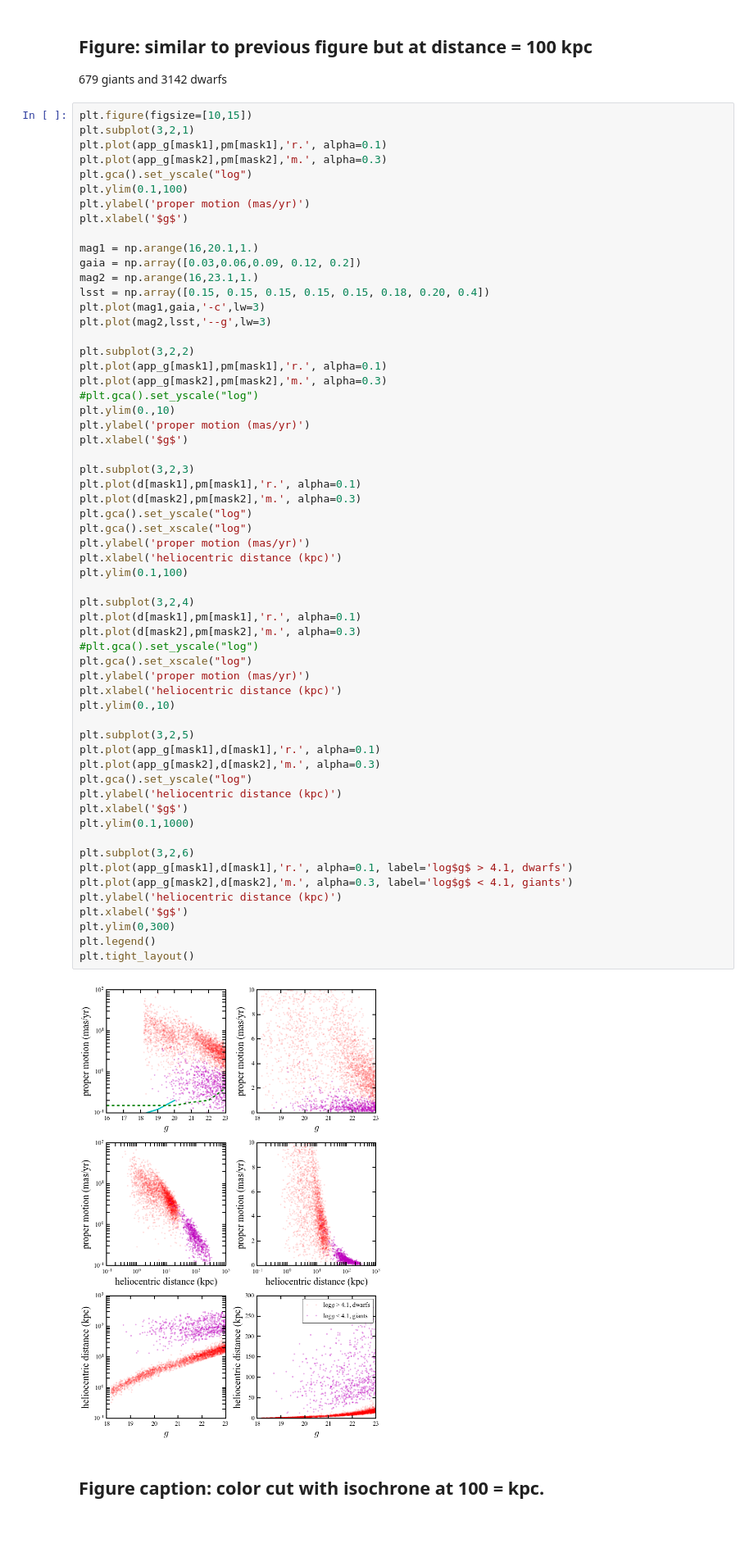
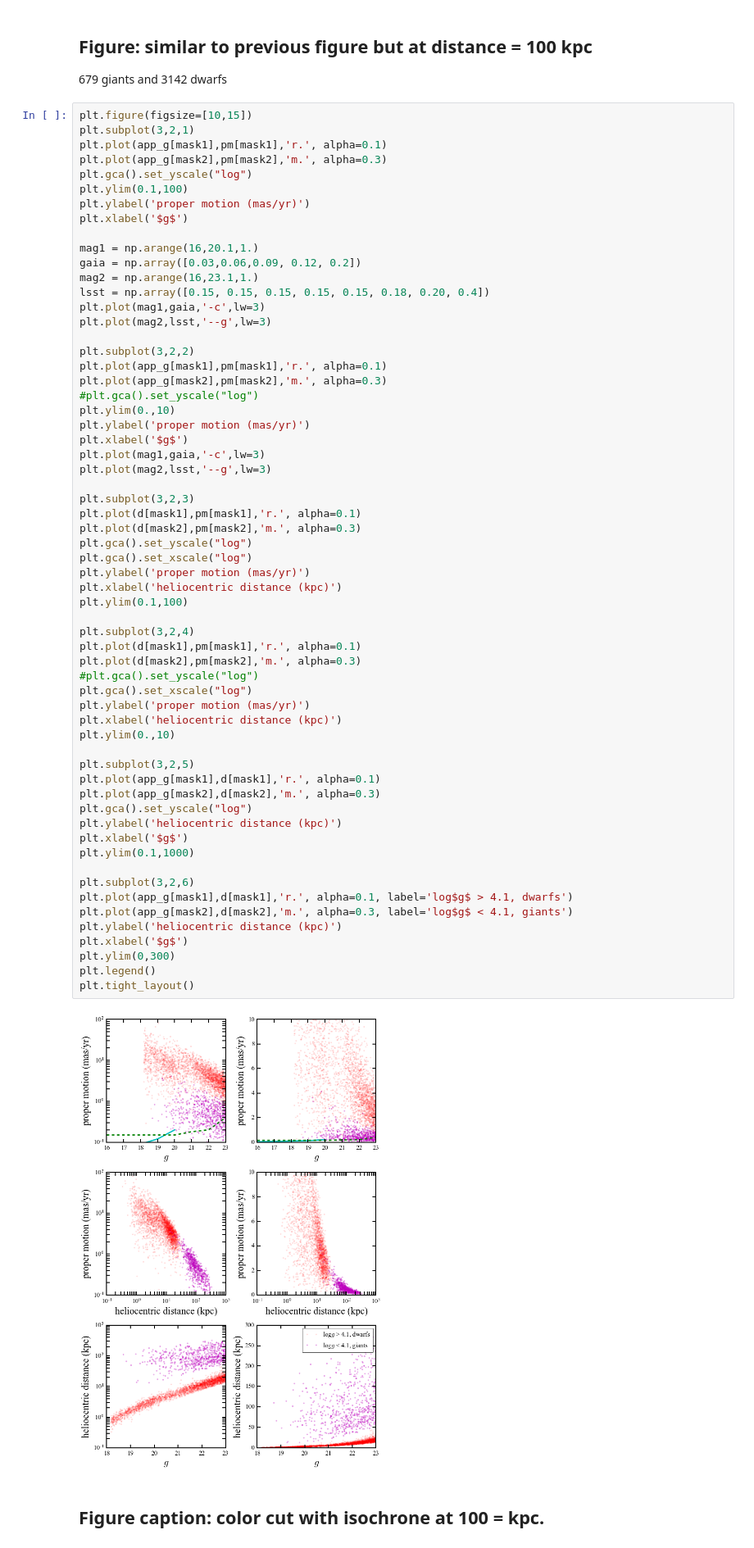
Before and after one commit to sazabi4/test, a Jupyter notebook: Foreground_star_estimation_galaxia.ipynb, the cells around one changed output. Shown at 82% size. Drawn from its saved outputs; the diff is of its cells as text.

```diff
--- a/Foreground_star_estimation_galaxia.ipynb
+++ b/Foreground_star_estimation_galaxia.ipynb
@@ -630,6 +630,8 @@ plt.plot(app_g[mask2],pm[mask2],'m.', alpha=0.3)
 plt.ylim(0.,10)
 plt.ylabel('proper motion (mas/yr)')
 plt.xlabel('$g$')
+plt.plot(mag1,gaia,'-c',lw=3)
+plt.plot(mag2,lsst,'--g',lw=3)
 
 plt.subplot(3,2,3)
 plt.plot(d[mask1],pm[mask1],'r.', alpha=0.1)
@@ -639,34 +641,34 @@ plt.gca().set_xscale("log")
 plt.ylabel('proper motion (mas/yr)')
 plt.xlabel('heliocentric distance (kpc)')
 plt.ylim(0.1,100)
 
 plt.subplot(3,2,4)
 plt.plot(d[mask1],pm[mask1],'r.', alpha=0.1)
 plt.plot(d[mask2],pm[mask2],'m.', alpha=0.3)
 #plt.gca().set_yscale("log")
 plt.gca().set_xscale("log")
 plt.ylabel('proper motion (mas/yr)')
 plt.xlabel('heliocentric distance (kpc)')
 plt.ylim(0.,10)
 
 plt.subplot(3,2,5)
 plt.plot(app_g[mask1],d[mask1],'r.', alpha=0.1)
 plt.plot(app_g[mask2],d[mask2],'m.', alpha=0.3)
 plt.gca().set_yscale("log")
 plt.ylabel('heliocentric distance (kpc)')
 plt.xlabel('$g$')
 plt.ylim(0.1,1000)
 
 plt.subplot(3,2,6)
 plt.plot(app_g[mask1],d[mask1],'r.', alpha=0.1, label='log$g$ > 4.1, dwarfs')
 plt.plot(app_g[mask2],d[mask2],'m.', alpha=0.3, label='log$g$ < 4.1, giants')
 plt.ylabel('heliocentric distance (kpc)')
 plt.xlabel('$g$')
 plt.ylim(0,300)
 plt.legend()
 plt.tight_layout()
 # %% [output]
-[figure, old version]
+[figure, new version]
 # %% [markdown]
 ## Figure caption: color cut with isochrone at 100 = kpc.
 # %%
```
Also changed, not shown: parts of 9 cells of this notebook.
